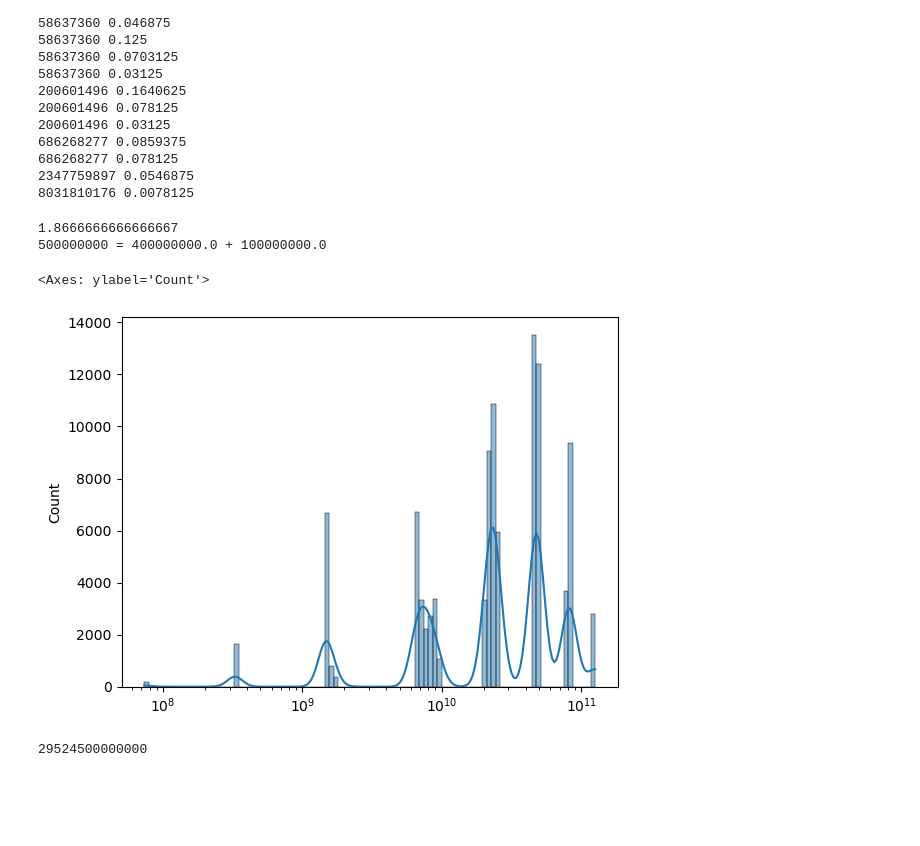
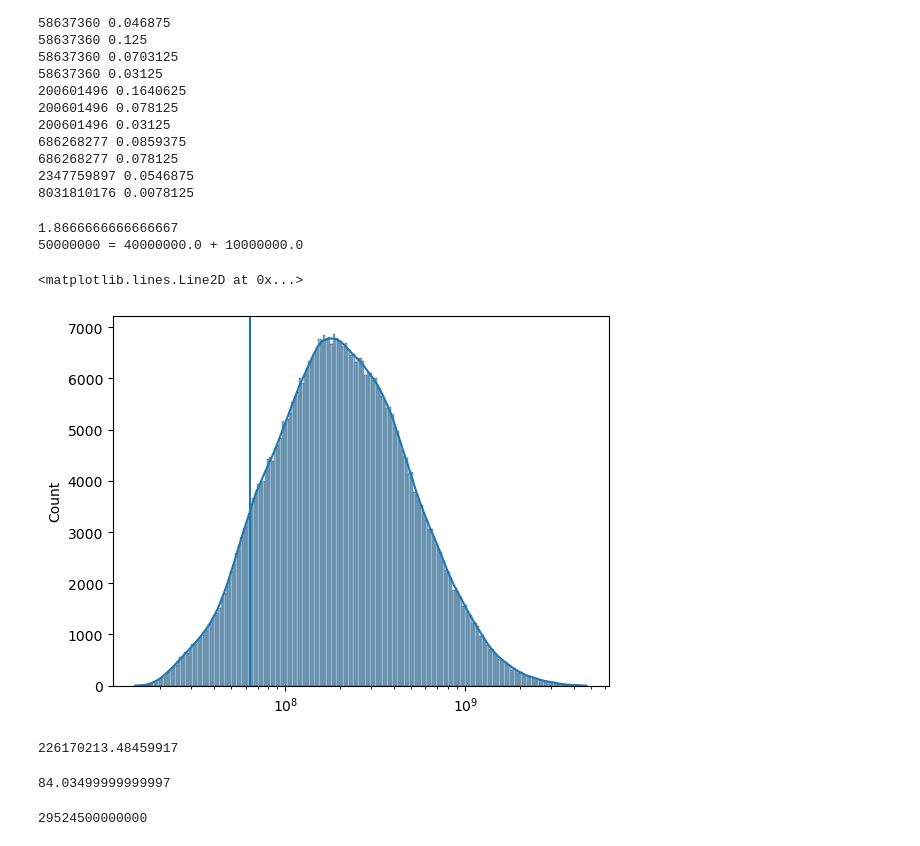
Before and after one commit to messier12/bullrun-strat-simulator, a Jupyter notebook: kelly_criterion.ipynb, the cells around one changed output. Drawn from its saved outputs; the diff is of its cells as text; code cells hidden in the pictures; blank space fills up the shorter version.

Commit message:
randomize gain and randomize amount of narrative

```diff
--- a/kelly_criterion.ipynb
+++ b/kelly_criterion.ipynb
@@ -35,6 +35,11 @@ def strategy_coward_meta(exposed_ratio, mentally_unstable_threshold, decay=0.5):
 
     return strategy_coward
 
+def strategy_ferry(bankroll, previous_bankroll):
+    if bankroll>500*10**6:
+        return 150*10**6
+    return 0.8*bankroll
+
 def simulate_until(init_bankroll, strategy, n_of_games):
 
     final_bankrolls = []
@@ -61,9 +66,10 @@ def simulate_with_winning_probs(init_bankroll, strategy, n_of_games, n_of_simula
             return
 
         if random.random() <= probability_of_winning:
-            br_next = bank_roll_exposed*win_gain + bank_roll_spare
+            br_next = bank_roll_exposed*(1+random.random()*2) + bank_roll_spare
         else:
-            br_next = bank_roll_exposed*lose_gain + bank_roll_spare
+            br_next = bank_roll_exposed*(1-random.random()*0.3) + bank_roll_spare
+
 
         if br_next <= 0:
             final_bankrolls.append(0.0)
@@ -77,7 +83,9 @@ def simulate_with_winning_probs(init_bankroll, strategy, n_of_games, n_of_simula
     spare = init_bankroll-expose
     print(init_bankroll,"=",expose,"+",spare)
     for _ in range(n_of_simulation):
+        n_of_games_to_play = int(np.floor(n_of_games-2+0.01)*random.random()+2)
         play(expose,spare, n_of_games, strategy)
+        #play(expose,spare, n_of_games_to_play, strategy)
     return final_bankrolls
 
 final_bankrolls = simulate_until(10000000.0,strategy_kelly_meta(0.8),7)
@@ -161,31 +170,42 @@ for v,c in zip(val,counts):
 # %%
 import seaborn as sns
 probability_of_win = 0.60
 probability_of_lose = 1-probability_of_win
 gain_win = 3.0
 gain_lose = 0.3
 kelly_c = probability_of_win/gain_lose - probability_of_lose/gain_win
 print(kelly_c)
-initial_bankroll = 500*10**6
-number_of_simulation = 100000
+initial_bankroll = 50*10**6
+number_of_simulation = 500000
 final_bankrolls_with_probs = simulate_with_winning_probs(initial_bankroll,
-                                                         #strategy_kelly_meta(0.8),
+                                                         strategy_kelly_meta(0.8),
                                                          #strategy_lintang,
-                                                         strategy_coward_meta(0.8,3*10**9),
-                                                         7,
+                                                         #strategy_coward_meta(0.8,3.0*10**8,0.9),
+                                                         #strategy_ferry,
+                                                         5,
                                                          number_of_simulation,
                                                          probability_of_win,
                                                          1+gain_win,
                                                          1-gain_lose)
 vals, counts = np.unique(final_bankrolls_with_probs,return_counts=True)
 #print(vals,counts)
 #sns.kdeplot(x=vals,y=counts/1000,)
 sns.histplot(final_bankrolls_with_probs,kde=True,log_scale=(True,False))
+ten_percent = np.percentile(final_bankrolls_with_probs,10)
+plt.axvline(ten_percent,0,10000)
 # %% [output]
 1.8666666666666667
-500000000 = 400000000.0 + 100000000.0
+50000000 = 40000000.0 + 10000000.0
-<Axes: ylabel='Count'>
+<matplotlib.lines.Line2D at 0x...>
-[figure, old version]
+[figure, new version]
+# %%
+np.percentile(final_bankrolls_with_probs,10)
+# %% [output]
+226170213.48459917
+# %%
+0.7**5*500
+# %% [output]
+84.03499999999997
 # %%
 3**10*500*10**6
 # %% [output]
```
Also changed, not shown: parts of 3 cells of this notebook.
